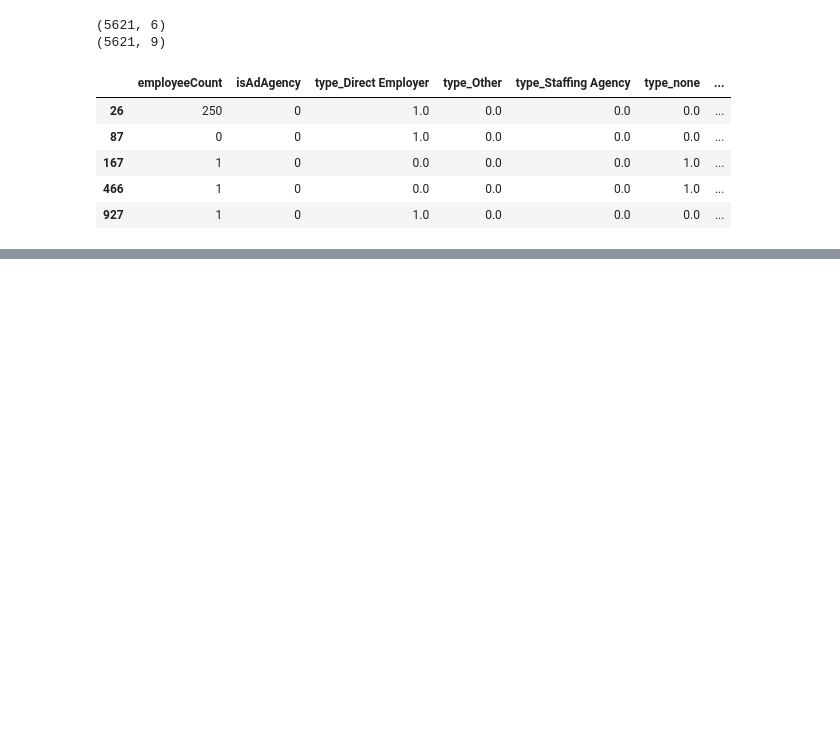
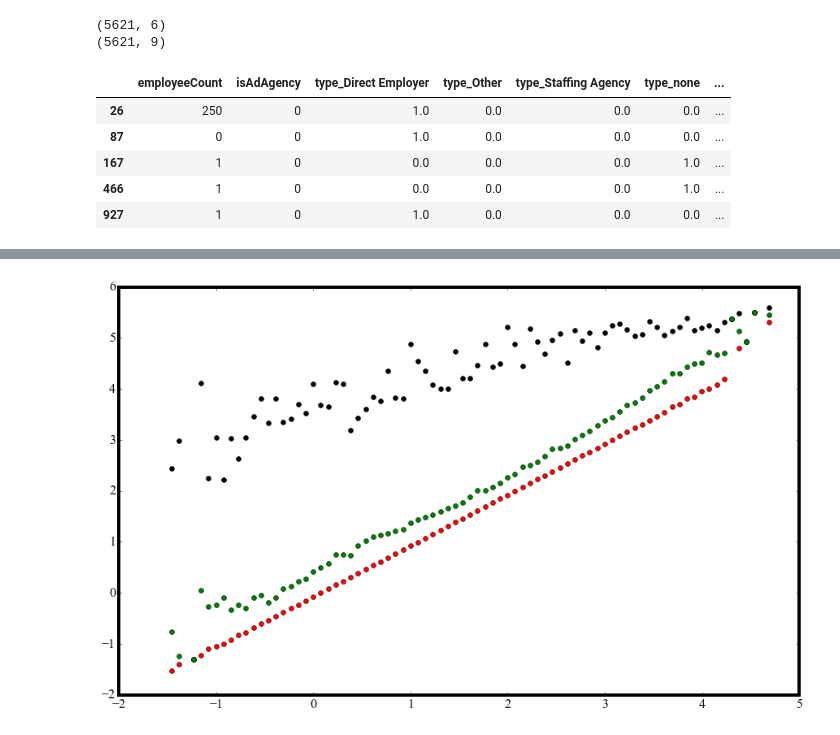
Before and after one commit to gmsardane/employer-ltv, a Jupyter notebook: ltv-calculation.ipynb, the cells around one changed output, grey strips where cells are left out. Saved outputs shown, nothing was run; the diff lists cells and outputs as text; code cells hidden in the pictures; blank space fills up the shorter version.

```diff
--- a/ltv-calculation.ipynb
+++ b/ltv-calculation.ipynb
@@ -655,0 +416,6 @@ a
+# %%
+hist, bin_edges = np.histogram(to_bin['cost_first_four_weeks'], bins=100)
+# %%
+categories = pd.cut(to_bin['cost_first_four_weeks'], bin_edges)
+to_bin['categories'] = pd.cut(to_bin['cost_first_four_weeks'], bin_edges)
+to_bin.head()
@@ -655,0 +429,12 @@ a
+# %%
+g = pd.groupby(to_bin['cost'], to_bin['categories'])
+mean2 = g.mean()
+std2 = g.std(0)
+medians2 =  g.median()
+mins = g.min()
+maxs = g.max()
+plt.plot(bin_edges[1:], mins, 'ro');
+plt.plot(bin_edges[1:], maxs, 'ko');
+plt.plot(bin_edges[1:], mean2, 'go');
+# %% [output]
+[figure, added]
```
Also changed, not shown: parts of 42 cells of this notebook.
